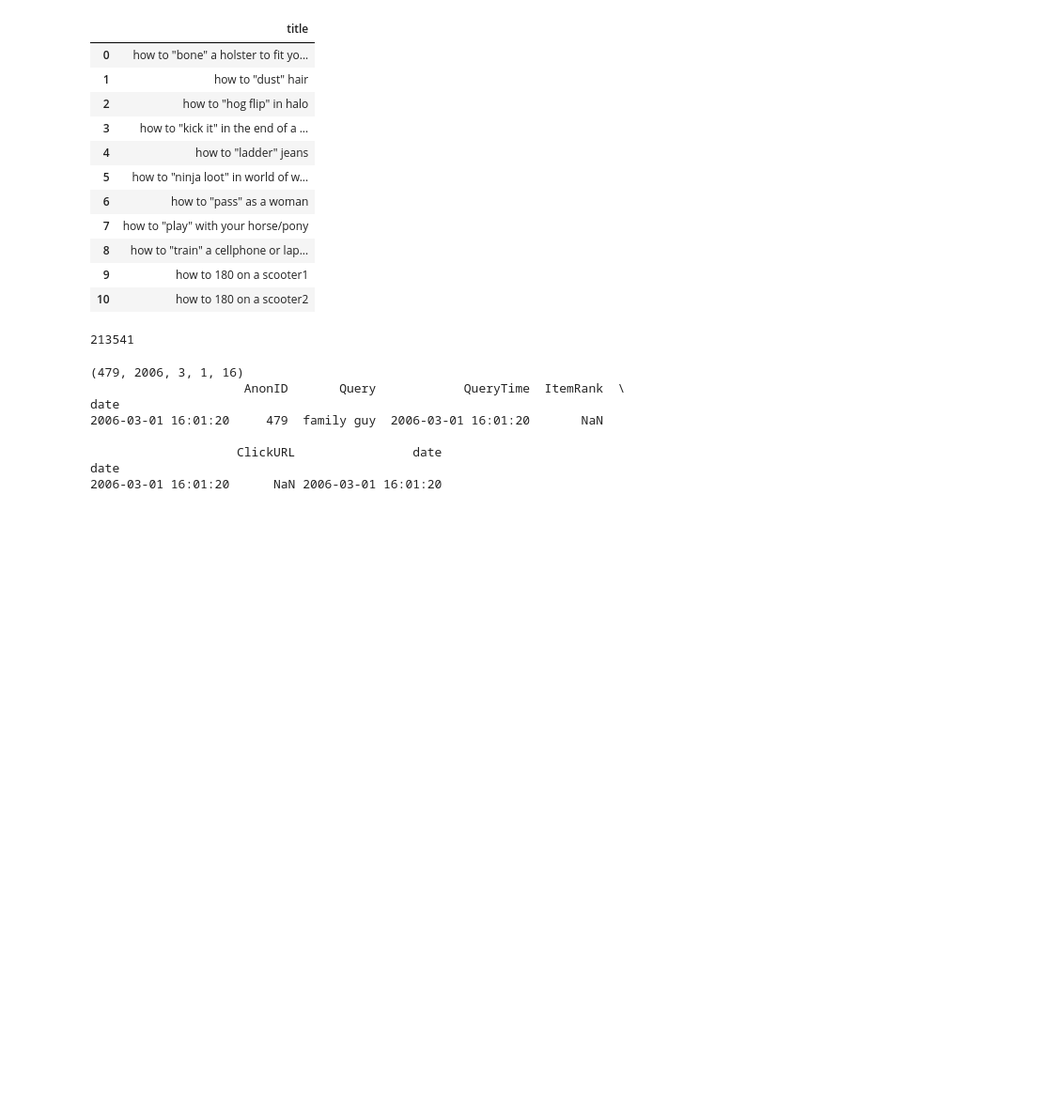
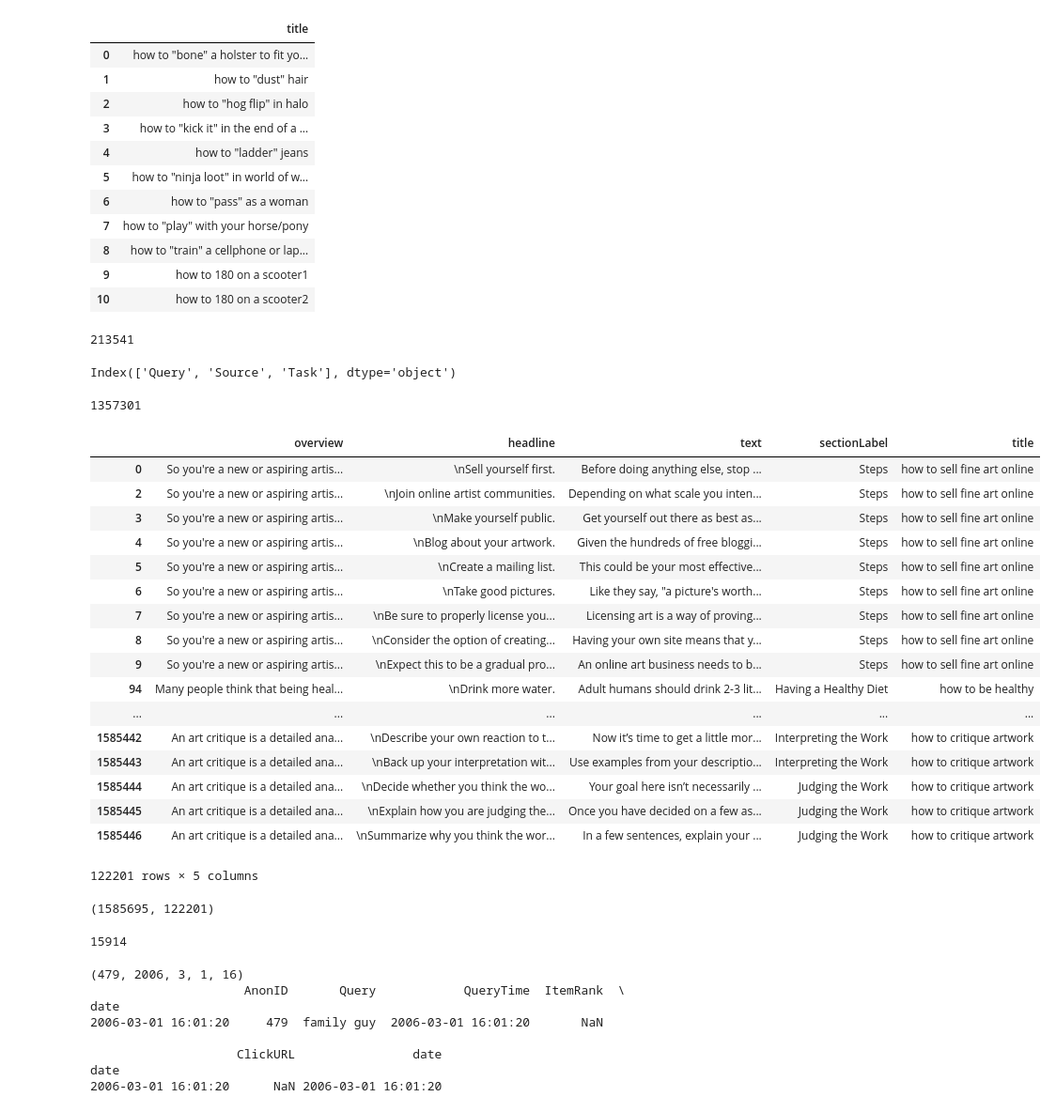
Before and after one commit to feay1234/WikiHow-Task-Based, a Jupyter notebook: WikiHow.ipynb, the cells around one changed output. Shown: that part at 94% size. Cells and saved outputs as stored; diff of their text form; code cells hidden in the pictures; blank space fills up the shorter version.

```diff
--- a/WikiHow.ipynb
+++ b/WikiHow.ipynb
@@ -26,3 +26,9 @@ len(df)
 213541
 # %%
 df = pd.read_csv("data/wikihowSep.csv")
+# %%
+gg = pd.read_csv("data/d3_wikihow.csv")
+# %%
+gg.columns
+# %% [output]
+Index(['Query', 'Source', 'Task'], dtype='object')
@@ -28,0 +37,31 @@ df = pd.read_csv("data/wikihowSep.csv")
+# %%
+match = df[df.title.str.lower().isin(gg[gg.Source == "wikihow"].Query.tolist())]
+# %%
+df.headline.nunique()
+# %% [output]
+1357301
+# %%
+match
+# %% [output]
+|  | overview | headline | text | sectionLabel | title |
+| 0 | So you're a new or aspiring artis... | \nSell yourself first. | Before doing anything else, stop ... | Steps | how to sell fine art online |
+| 2 | So you're a new or aspiring artis... | \nJoin online artist communities. | Depending on what scale you inten... | Steps | how to sell fine art online |
+| 3 | So you're a new or aspiring artis... | \nMake yourself public. | Get yourself out there as best as... | Steps | how to sell fine art online |
+| 4 | So you're a new or aspiring artis... | \nBlog about your artwork. | Given the hundreds of free bloggi... | Steps | how to sell fine art online |
+| 5 | So you're a new or aspiring artis... | \nCreate a mailing list. | This could be your most effective... | Steps | how to sell fine art online |
+| 6 | So you're a new or aspiring artis... | \nTake good pictures. | Like they say, "a picture's worth... | Steps | how to sell fine art online |
+| 7 | So you're a new or aspiring artis... | \nBe sure to properly license you... | Licensing art is a way of proving... | Steps | how to sell fine art online |
+| 8 | So you're a new or aspiring artis... | \nConsider the option of creating... | Having your own site means that y... | Steps | how to sell fine art online |
+| 9 | So you're a new or aspiring artis... | \nExpect this to be a gradual pro... | An online art business needs to b... | Steps | how to sell fine art online |
+| 94 | Many people think that being heal... | \nDrink more water. | Adult humans should drink 2-3 lit... | Having a Healthy Diet | how to be healthy |
+| ... | ... | ... | ... | ... | ... |
+| 1585442 | An art critique is a detailed ana... | \nDescribe your own reaction to t... | Now it’s time to get a little mor... | Interpreting the Work | how to critique artwork |
+| 1585443 | An art critique is a detailed ana... | \nBack up your interpretation wit... | Use examples from your descriptio... | Interpreting the Work | how to critique artwork |
+| 1585444 | An art critique is a detailed ana... | \nDecide whether you think the wo... | Your goal here isn’t necessarily ... | Judging the Work | how to critique artwork |
+| 1585445 | An art critique is a detailed ana... | \nExplain how you are judging the... | Once you have decided on a few as... | Judging the Work | how to critique artwork |
+| 1585446 | An art critique is a detailed ana... | \nSummarize why you think the wor... | In a few sentences, explain your ... | Judging the Work | how to critique artwork |
+122201 rows × 5 columns
+# %%
+len(df), len(match)
+# %% [output]
+(1585695, 122201)
@@ -29,3 +70,7 @@ df = pd.read_csv("data/wikihowSep.csv")
+# %%
+len(gg[gg.Source == "wikihow"])
+# %% [output]
+15914
 # %%
 aol = pd.read_csv("data/user-ct-test-collection-02.txt", sep="\t", error_bad_lines=False)
 # %%
```
Also changed, not shown: parts of 2 cells of this notebook, 3 other files.
